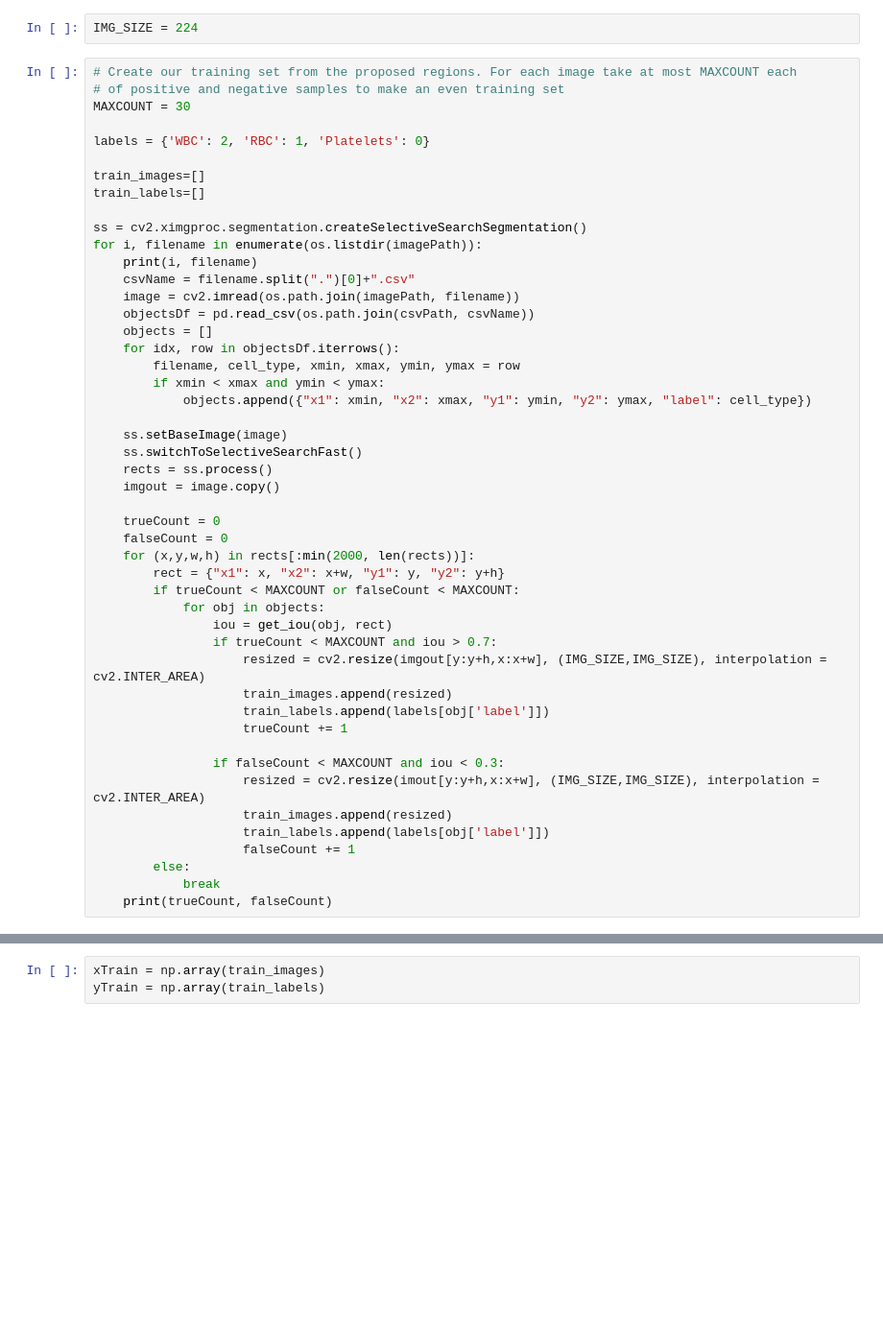
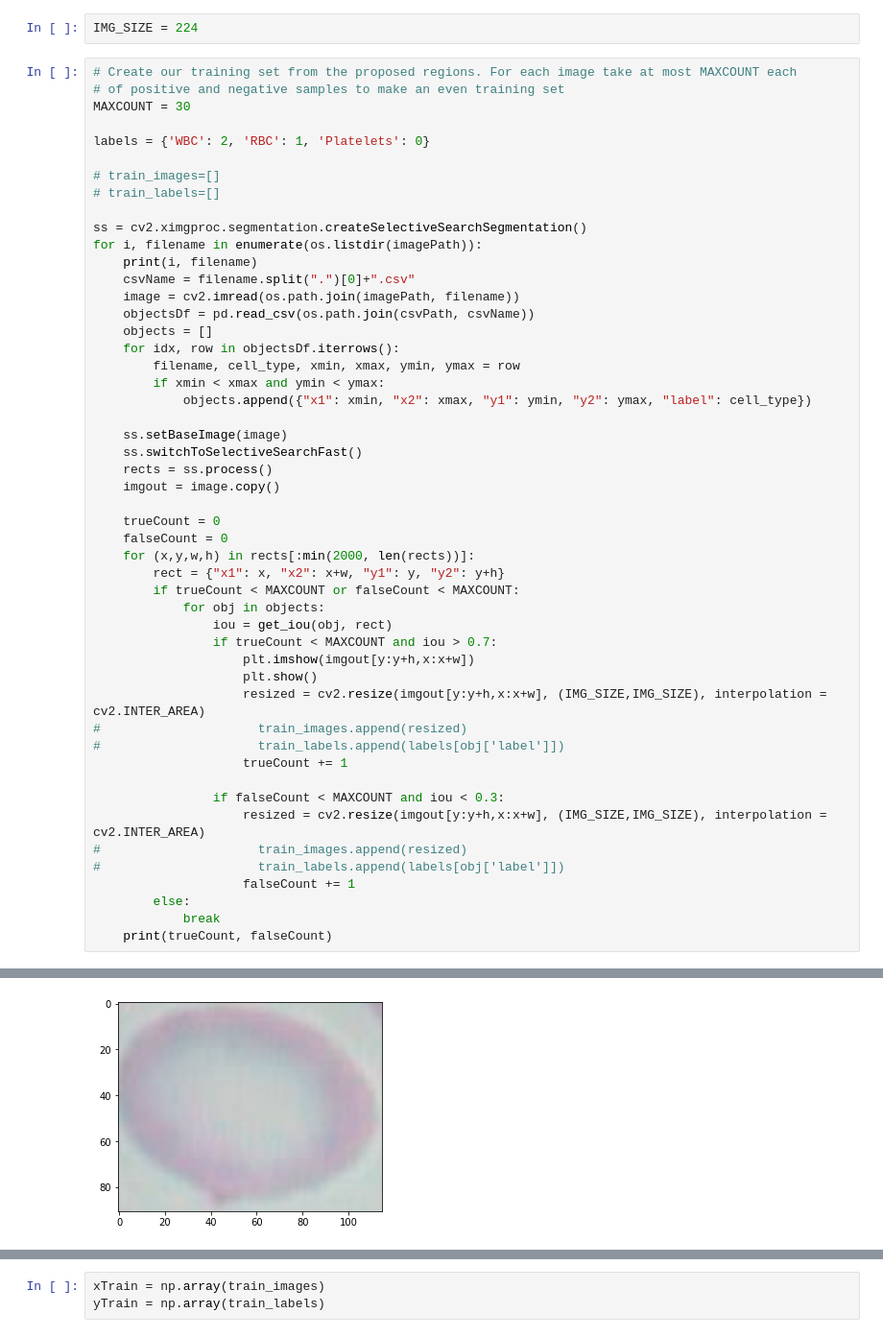
Before and after one commit to howardg2000/BCCD_Dataset, a Jupyter notebook: analysis.ipynb, the cells around one changed output, grey strips where cells are left out. Shown at 96% size. Cells and saved outputs as stored; diff of their text form; blank space fills up the shorter version.

```diff
--- a/analysis.ipynb
+++ b/analysis.ipynb
@@ -82,8 +82,8 @@ MAXCOUNT = 30
 
 labels = {'WBC': 2, 'RBC': 1, 'Platelets': 0}
 
-train_images=[]
-train_labels=[]
+# train_images=[]
+# train_labels=[]
 
 ss = cv2.ximgproc.segmentation.createSelectiveSearchSegmentation()
 for i, filename in enumerate(os.listdir(imagePath)):
@@ -110,15 +110,17 @@ for i, filename in enumerate(os.listdir(imagePath)):
             for obj in objects:
                 iou = get_iou(obj, rect)
                 if trueCount < MAXCOUNT and iou > 0.7:
+                    plt.imshow(imgout[y:y+h,x:x+w])
+                    plt.show()
                     resized = cv2.resize(imgout[y:y+h,x:x+w], (IMG_SIZE,IMG_SIZE), interpolation = cv2.INTER_AREA)
-                    train_images.append(resized)
-                    train_labels.append(labels[obj['label']])
+#                     train_images.append(resized)
+#                     train_labels.append(labels[obj['label']])
                     trueCount += 1
 
                 if falseCount < MAXCOUNT and iou < 0.3:
-                    resized = cv2.resize(imout[y:y+h,x:x+w], (IMG_SIZE,IMG_SIZE), interpolation = cv2.INTER_AREA)
-                    train_images.append(resized)
-                    train_labels.append(labels[obj['label']])
+                    resized = cv2.resize(imgout[y:y+h,x:x+w], (IMG_SIZE,IMG_SIZE), interpolation = cv2.INTER_AREA)
+#                     train_images.append(resized)
+#                     train_labels.append(labels[obj['label']])
                     falseCount += 1
         else:
             break
@@ -143,0 +130 @@ for i, filename in enumerate(os.listdir(imagePath)):
+[figure, added]
```
Also changed, not shown: parts of 8 cells of this notebook, 1 other file.
